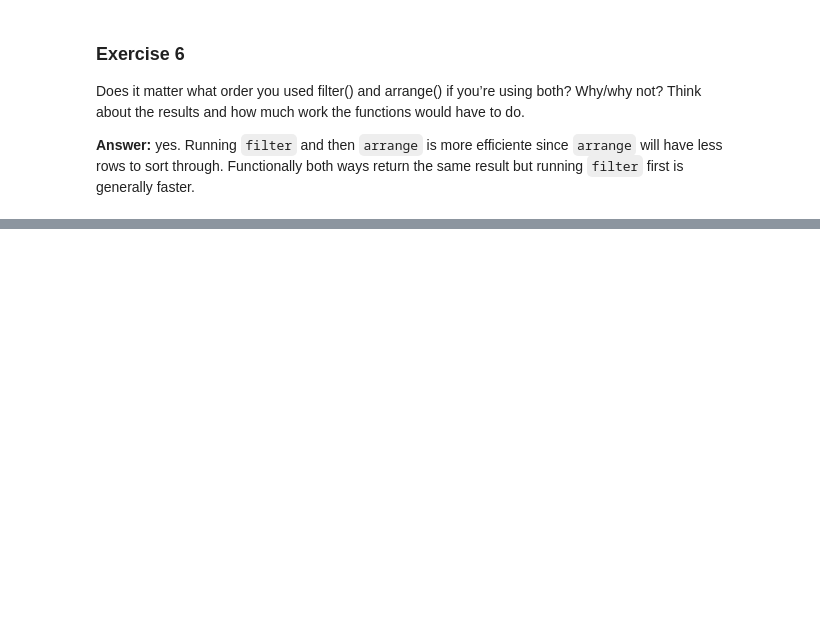
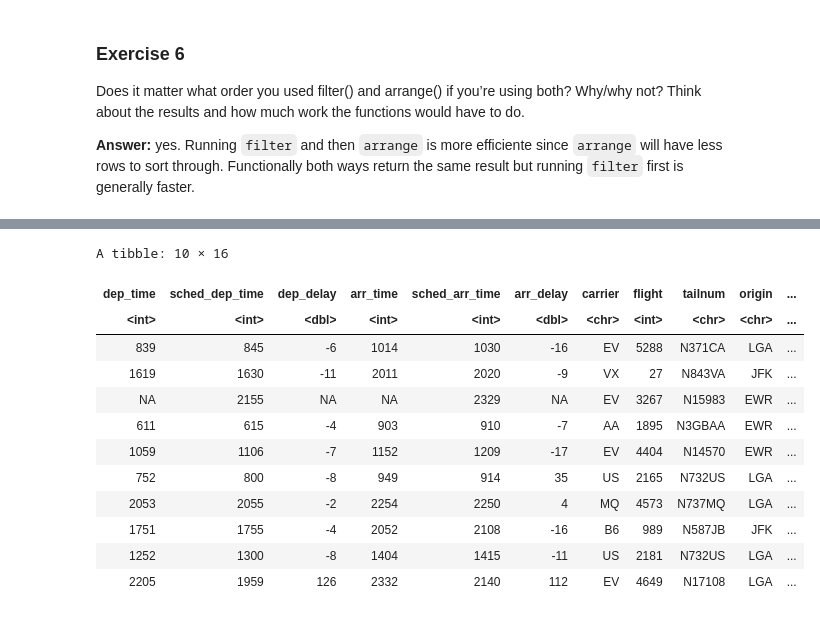
Before and after one commit to victorteodoro/r-for-data-science-code-examples, a Jupyter notebook: chapters/ch03.ipynb, the cells around one changed output, grey strips where cells are left out. Drawn from its saved outputs; the diff is of its cells as text; code cells hidden in the pictures; blank space fills up the shorter version.

```diff
--- a/chapters/ch03.ipynb
+++ b/chapters/ch03.ipynb
@@ -414,0 +522,18 @@ Does it matter what order you used filter() and arrange() if you’re using both
+# %%
+flights |>
+  select(!year:day) |>
+  sample_n(10)
+# %% [output]
+A tibble: 10 × 16
+| dep_time | sched_dep_time | dep_delay | arr_time | sched_arr_time | arr_delay | carrier | flight | tailnum | origin | ... |
+| <int> | <int> | <dbl> | <int> | <int> | <dbl> | <chr> | <int> | <chr> | <chr> | ... |
+| 839 | 845 | -6 | 1014 | 1030 | -16 | EV | 5288 | N371CA | LGA | ... |
+| 1619 | 1630 | -11 | 2011 | 2020 | -9 | VX | 27 | N843VA | JFK | ... |
+| NA | 2155 | NA | NA | 2329 | NA | EV | 3267 | N15983 | EWR | ... |
+| 611 | 615 | -4 | 903 | 910 | -7 | AA | 1895 | N3GBAA | EWR | ... |
+| 1059 | 1106 | -7 | 1152 | 1209 | -17 | EV | 4404 | N14570 | EWR | ... |
+| 752 | 800 | -8 | 949 | 914 | 35 | US | 2165 | N732US | LGA | ... |
+| 2053 | 2055 | -2 | 2254 | 2250 | 4 | MQ | 4573 | N737MQ | LGA | ... |
+| 1751 | 1755 | -4 | 2052 | 2108 | -16 | B6 | 989 | N587JB | JFK | ... |
+| 1252 | 1300 | -8 | 1404 | 1415 | -11 | US | 2181 | N732US | LGA | ... |
+| 2205 | 1959 | 126 | 2332 | 2140 | 112 | EV | 4649 | N17108 | LGA | ... |
```
Also changed, not shown: parts of 30 cells of this notebook.
